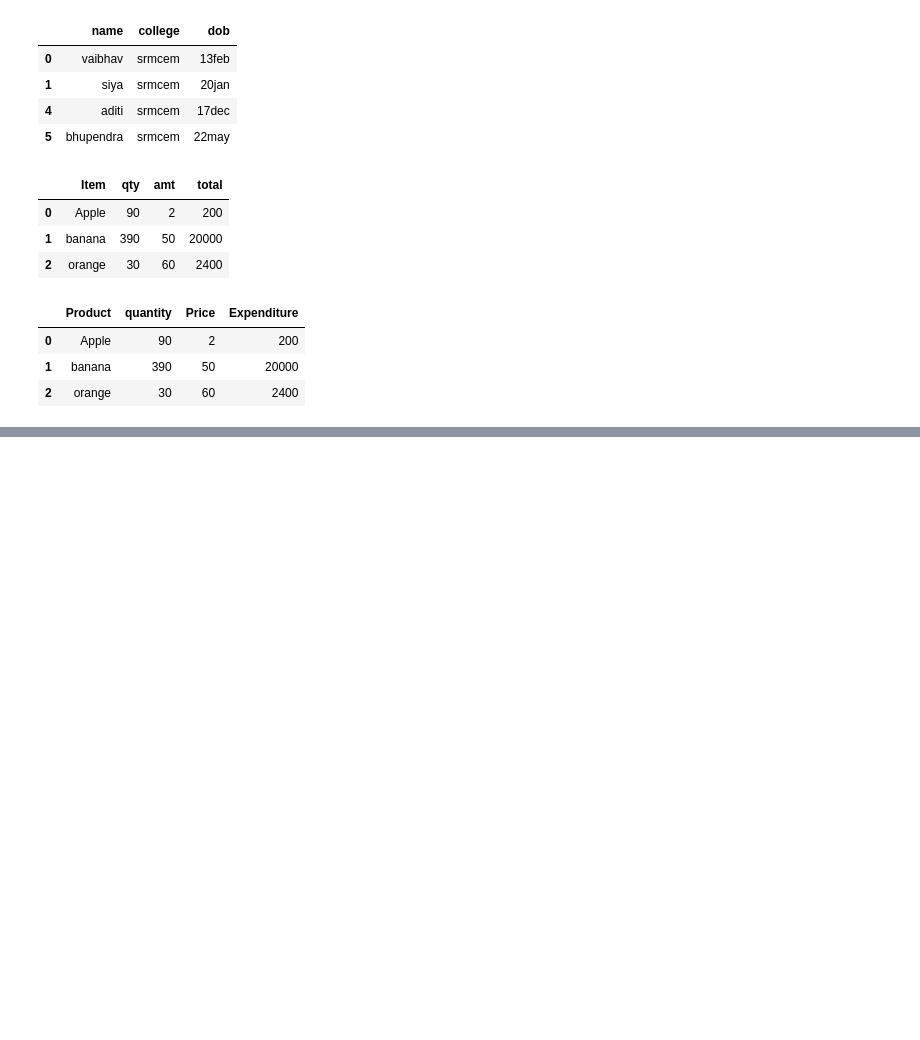
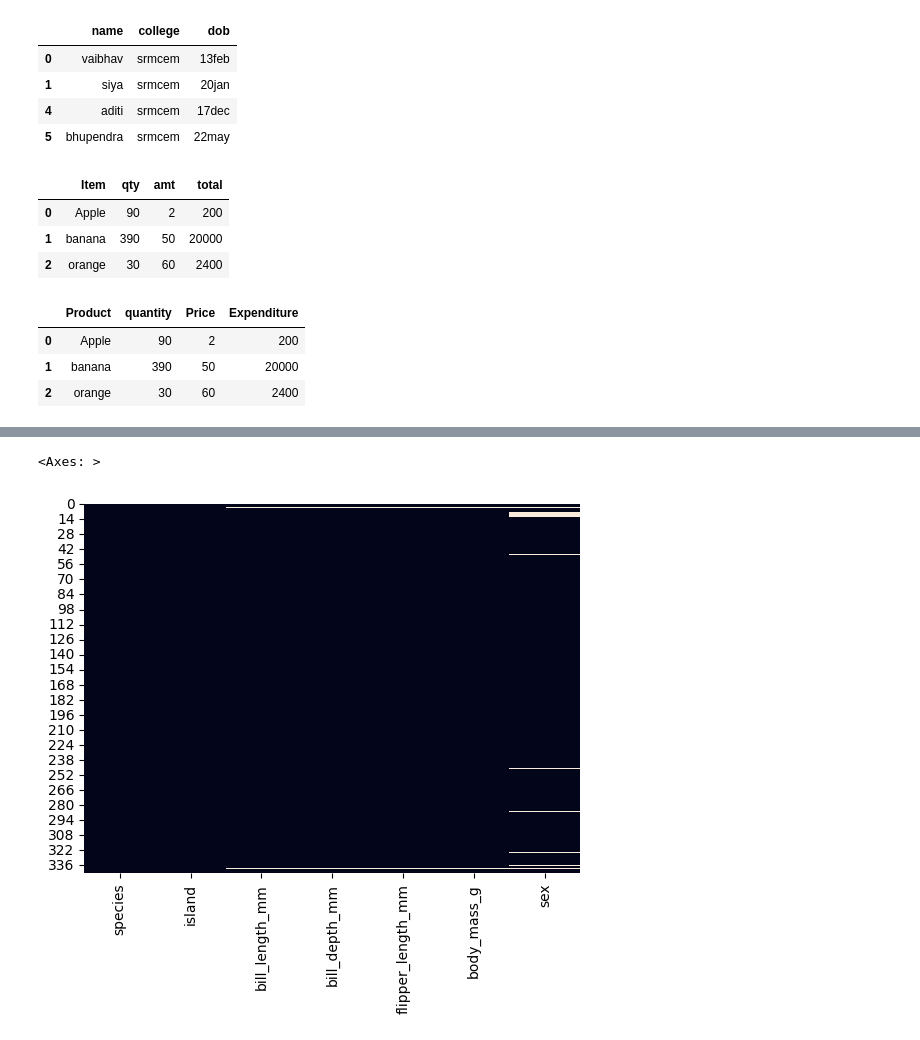
Before and after one commit to bhupii77/Digipodium-AB, a Jupyter notebook: data analysis/pandas.ipynb, the cells around one changed output, grey strips where cells are left out. Drawn from its saved outputs; the diff is of its cells as text; code cells hidden in the pictures; blank space fills up the shorter version.

```diff
--- a/data analysis/pandas.ipynb
+++ b/data analysis/pandas.ipynb
@@ -216,3 +220,6 @@ data
 | 0 | Apple | 90 | 2 | 200 |
 | 1 | banana | 390 | 50 | 20000 |
 | 2 | orange | 30 | 60 | 2400 |
+# %%
+penguins = sns.load_dataset('penguins')
+penguins
@@ -218,0 +337,5 @@ data
+# %%
+sns.heatmap(penguins.isnull(),cbar=False)
+# %% [output]
+<Axes: >
+[figure, added]
```
Also changed, not shown: parts of 66 cells of this notebook, 1 other file.
